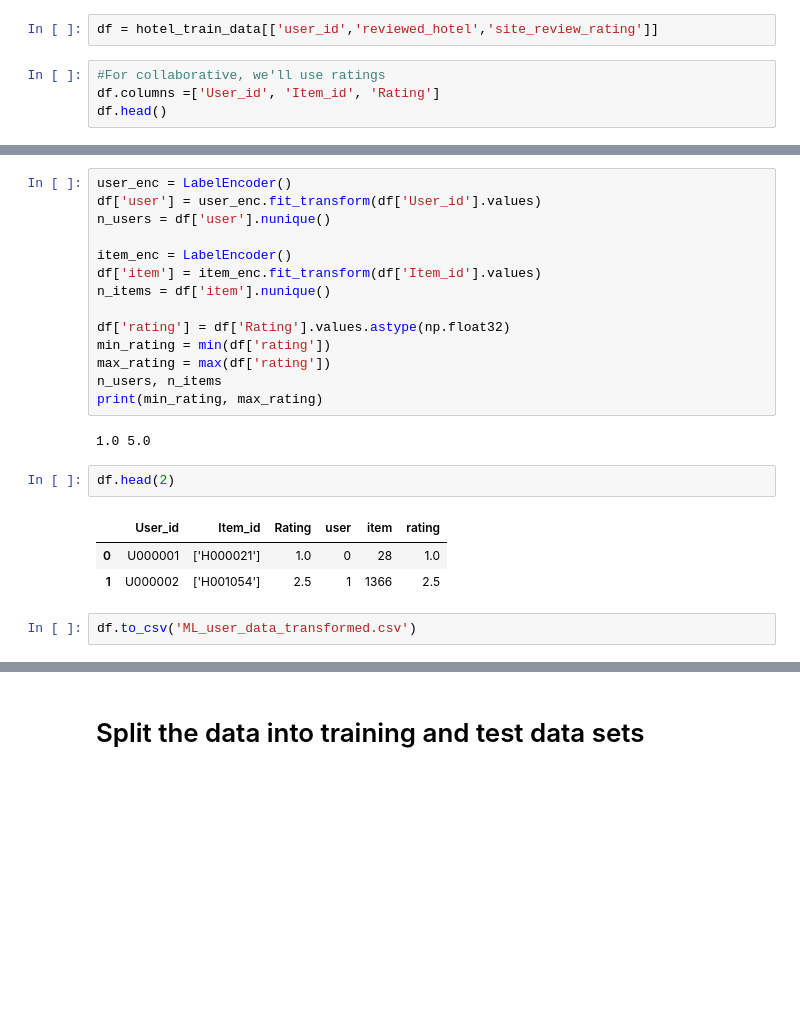
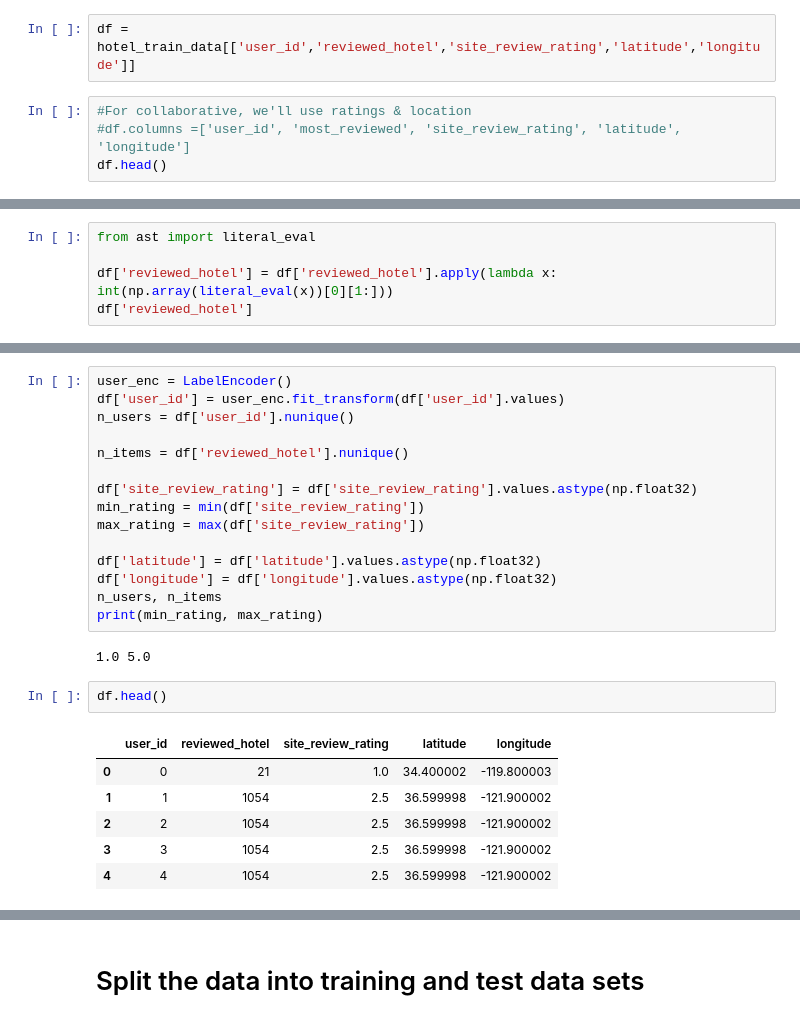
Before and after one commit to zulfauzi92/Hotel_Recomendation_Model_Traveloka, a Jupyter notebook: Recomendation Model/ML Model for Hotel Reco.ipynb, the cells around one changed output, grey strips where cells are left out. Drawn from its saved outputs; the diff is of its cells as text; blank space fills up the shorter version.

```diff
--- a/Recomendation Model/ML Model for Hotel Reco.ipynb
+++ b/Recomendation Model/ML Model for Hotel Reco.ipynb
@@ -34,9 +39,9 @@ hotel_train_data.head(2)
 # %% [markdown]
 # Data Pre-processing
 # %%
-df = hotel_train_data[['user_id','reviewed_hotel','site_review_rating']]
+df = hotel_train_data[['user_id','reviewed_hotel','site_review_rating','latitude','longitude']]
 # %%
-#For collaborative, we'll use ratings
-df.columns =['User_id', 'Item_id', 'Rating']
+#For collaborative, we'll use ratings & location
+#df.columns =['user_id', 'most_reviewed', 'site_review_rating', 'latitude', 'longitude']
 df.head()
 # %% [output]
@@ -63,2 +83,7 @@ n_hotels
 # %% [markdown]
 Create variables with the total number of unique users and item in the data, as well as the min and max ratings present in the data
+# %%
+from ast import literal_eval
+
+df['reviewed_hotel'] = df['reviewed_hotel'].apply(lambda x: int(np.array(literal_eval(x))[0][1:]))
+df['reviewed_hotel']
@@ -65,24 +103,26 @@ Create variables with the total number of unique users and item in the data, as
 # %%
 user_enc = LabelEncoder()
-df['user'] = user_enc.fit_transform(df['User_id'].values)
-n_users = df['user'].nunique()
+df['user_id'] = user_enc.fit_transform(df['user_id'].values)
+n_users = df['user_id'].nunique()
 
-item_enc = LabelEncoder()
-df['item'] = item_enc.fit_transform(df['Item_id'].values)
-n_items = df['item'].nunique()
+n_items = df['reviewed_hotel'].nunique()
 
-df['rating'] = df['Rating'].values.astype(np.float32)
-min_rating = min(df['rating'])
-max_rating = max(df['rating'])
+df['site_review_rating'] = df['site_review_rating'].values.astype(np.float32)
+min_rating = min(df['site_review_rating'])
+max_rating = max(df['site_review_rating'])
+
+df['latitude'] = df['latitude'].values.astype(np.float32)
+df['longitude'] = df['longitude'].values.astype(np.float32)
 n_users, n_items
 print(min_rating, max_rating)
 # %% [output]
 1.0 5.0
 # %%
-df.head(2)
+df.head()
 # %% [output]
-|  | User_id | Item_id | Rating | user | item | rating |
-| 0 | U000001 | ['H000021'] | 1.0 | 0 | 28 | 1.0 |
-| 1 | U000002 | ['H001054'] | 2.5 | 1 | 1366 | 2.5 |
+|  | user_id | reviewed_hotel | site_review_rating | latitude | longitude |
+| 0 | 0 | 21 | 1.0 | 34.400002 | -119.800003 |
+| 1 | 1 | 1054 | 2.5 | 36.599998 | -121.900002 |
+| 2 | 2 | 1054 | 2.5 | 36.599998 | -121.900002 |
+| 3 | 3 | 1054 | 2.5 | 36.599998 | -121.900002 |
+| 4 | 4 | 1054 | 2.5 | 36.599998 | -121.900002 |
-# %%
-df.to_csv('ML_user_data_transformed.csv')
```
Also changed, not shown: parts of 18 cells of this notebook.
